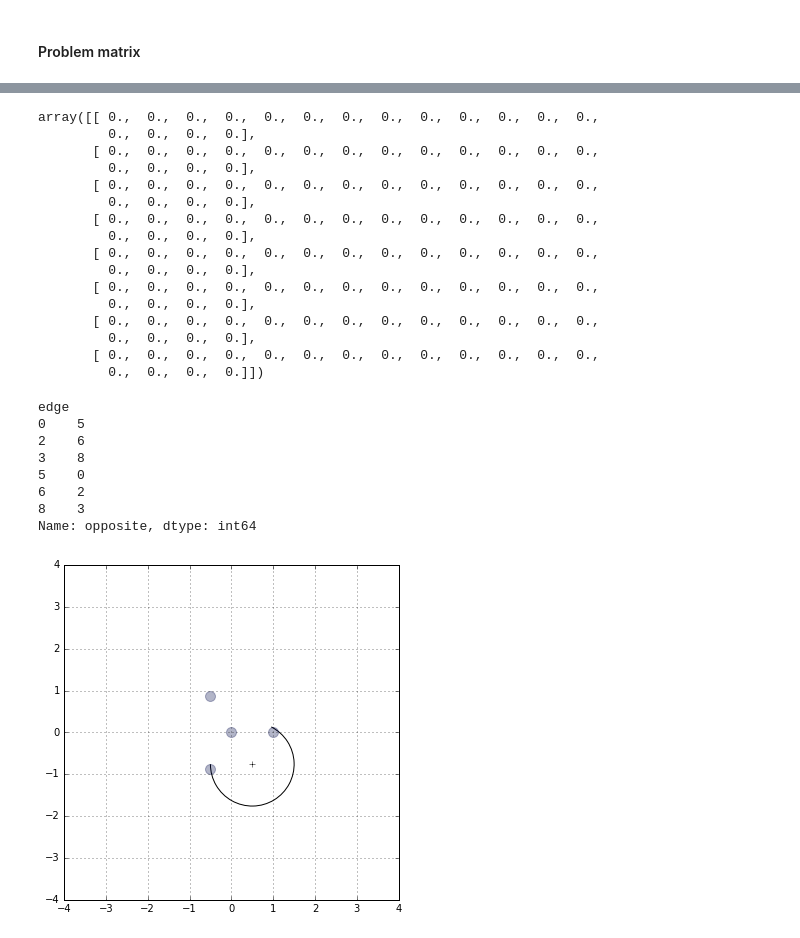
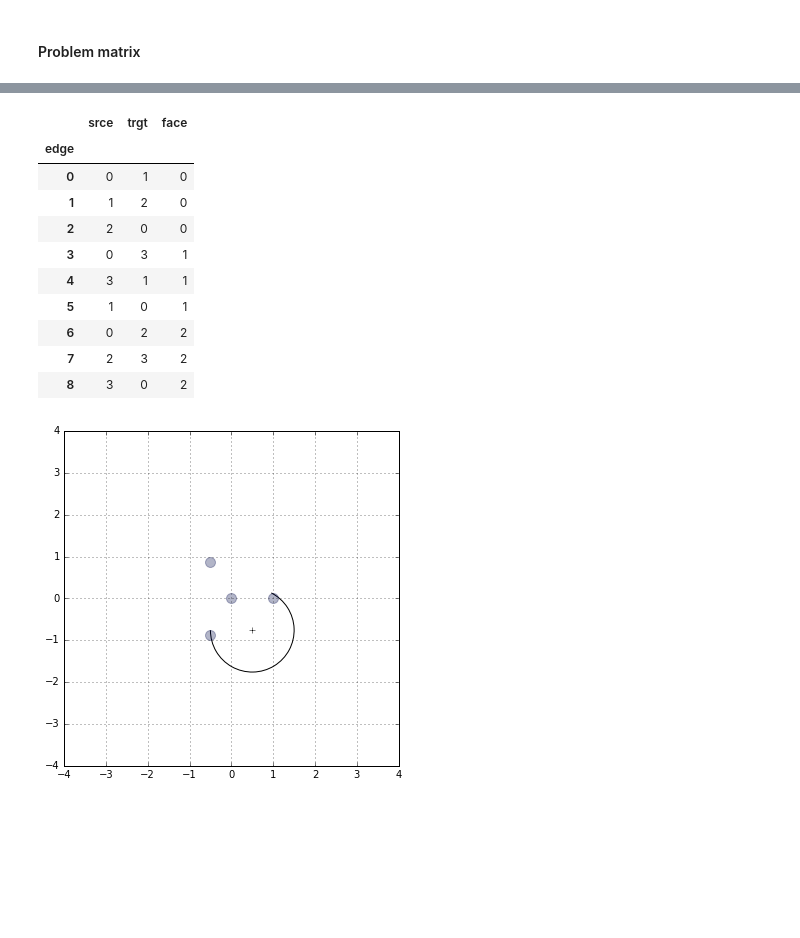
Before and after one commit to glyg/notebooks, a Jupyter notebook: tyssue/Rheology/Equations.ipynb, the cells around one changed output, grey strips where cells are left out. Drawn from its saved outputs; the diff is of its cells as text; code cells hidden in the pictures; blank space fills up the shorter version.

Commit message:
WIP - implementing rheology
What's left is reducing the size of the matrix, still unclear which
way to go

```diff
--- a/tyssue/Rheology/Equations.ipynb
+++ b/tyssue/Rheology/Equations.ipynb
@@ -592,19 +950,0 @@ ax.imshow(mat.toarray(), cmap='Greys', interpolation='nearest')
-# %%
-sparse.coo_matrix(curvature_block).toarray()
-# %% [output]
-array([[ 0.,  0.,  0.,  0.,  0.,  0.,  0.,  0.,  0.,  0.,  0.,  0.,  0.,
-         0.,  0.,  0.,  0.],
-       [ 0.,  0.,  0.,  0.,  0.,  0.,  0.,  0.,  0.,  0.,  0.,  0.,  0.,
-         0.,  0.,  0.,  0.],
-       [ 0.,  0.,  0.,  0.,  0.,  0.,  0.,  0.,  0.,  0.,  0.,  0.,  0.,
-         0.,  0.,  0.,  0.],
-       [ 0.,  0.,  0.,  0.,  0.,  0.,  0.,  0.,  0.,  0.,  0.,  0.,  0.,
-         0.,  0.,  0.,  0.],
-       [ 0.,  0.,  0.,  0.,  0.,  0.,  0.,  0.,  0.,  0.,  0.,  0.,  0.,
-         0.,  0.,  0.,  0.],
-       [ 0.,  0.,  0.,  0.,  0.,  0.,  0.,  0.,  0.,  0.,  0.,  0.,  0.,
-         0.,  0.,  0.,  0.],
-       [ 0.,  0.,  0.,  0.,  0.,  0.,  0.,  0.,  0.,  0.,  0.,  0.,  0.,
-         0.,  0.,  0.,  0.],
-       [ 0.,  0.,  0.,  0.,  0.,  0.,  0.,  0.,  0.,  0.,  0.,  0.,  0.,
-         0.,  0.,  0.,  0.]])
@@ -615,14 +951,17 @@ dble_edges = opp[opp != -1].astype(np.int)
-# %%
-dble_edges
-# %% [output]
-edge
-0    5
-2    6
-3    8
-5    0
-6    2
-8    3
-Name: opposite, dtype: int64
+# %%
+sheet.edge_df[['srce', 'trgt', 'face']]
+# %% [output]
+|  | srce | trgt | face |
+| edge |  |  |  |
+| 0 | 0 | 1 | 0 |
+| 1 | 1 | 2 | 0 |
+| 2 | 2 | 0 | 0 |
+| 3 | 0 | 3 | 1 |
+| 4 | 3 | 1 | 1 |
+| 5 | 1 | 0 | 1 |
+| 6 | 0 | 2 | 2 |
+| 7 | 2 | 3 | 2 |
+| 8 | 3 | 0 | 2 |
 # %%
 sheet.edge_df['arc_chord_angle'] = np.array([0.3, 0.8, 0.3,
                                              0.3, 0.8, -0.3,
```
Also changed, not shown: parts of 24 cells of this notebook.
